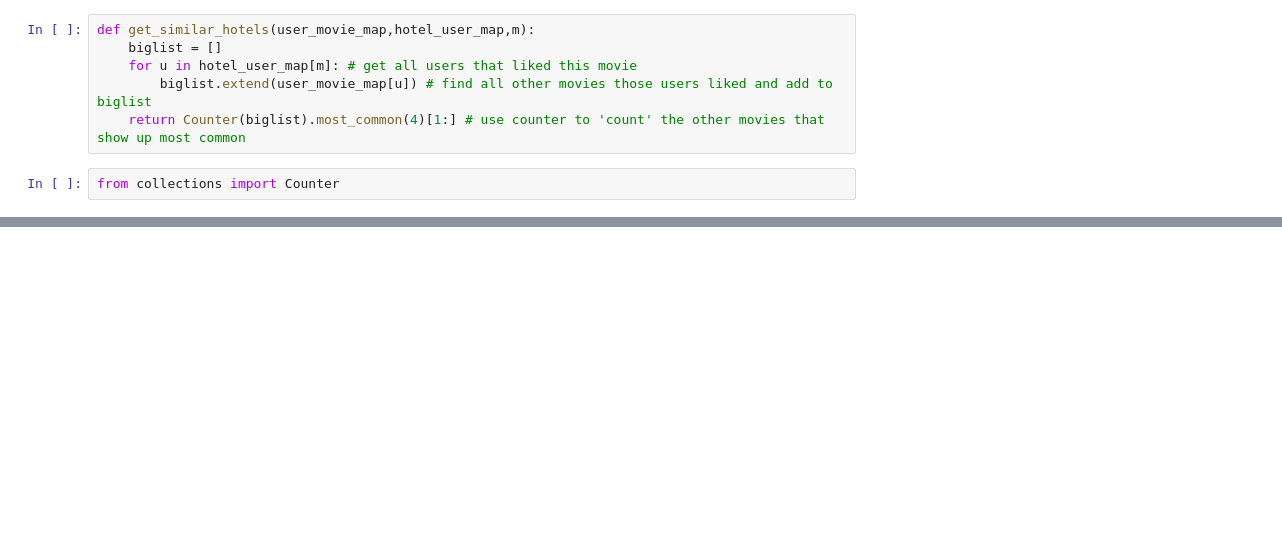
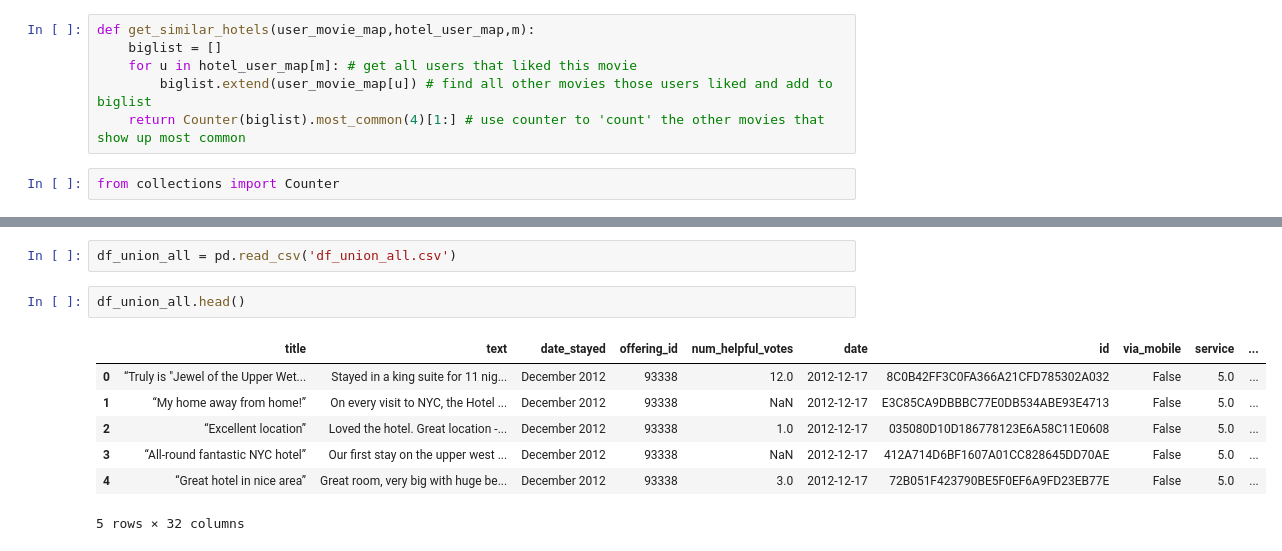
Before and after one commit to albasitdikova/Hotel_recommender_system, a Jupyter notebook: Recommendation_system.ipynb, the cells around one changed output, grey strips where cells are left out. Drawn from its saved outputs; the diff is of its cells as text; blank space fills up the shorter version.

```diff
--- a/Recommendation_system.ipynb
+++ b/Recommendation_system.ipynb
@@ -561,0 +251,12 @@ get_similar_hotels(user_movie_map,hotel_user_map,132337022.0)
+# %%
+df_union_all = pd.read_csv('df_union_all.csv')
+# %%
+df_union_all.head()
+# %% [output]
+|  | title | text | date_stayed | offering_id | num_helpful_votes | date | id | via_mobile | service | ... |
+| 0 | “Truly is "Jewel of the Upper Wet... | Stayed in a king suite for 11 nig... | December 2012 | 93338 | 12.0 | 2012-12-17 | 8C0B42FF3C0FA366A21CFD785302A032 | False | 5.0 | ... |
+| 1 | “My home away from home!” | On every visit to NYC, the Hotel ... | December 2012 | 93338 | NaN | 2012-12-17 | E3C85CA9DBBBC77E0DB534ABE93E4713 | False | 5.0 | ... |
+| 2 | “Excellent location” | Loved the hotel. Great location -... | December 2012 | 93338 | 1.0 | 2012-12-17 | 035080D10D186778123E6A58C11E0608 | False | 5.0 | ... |
+| 3 | “All-round fantastic NYC hotel” | Our first stay on the upper west ... | December 2012 | 93338 | NaN | 2012-12-17 | 412A714D6BF1607A01CC828645DD70AE | False | 5.0 | ... |
+| 4 | “Great hotel in nice area” | Great room, very big with huge be... | December 2012 | 93338 | 3.0 | 2012-12-17 | 72B051F423790BE5F0EF6A9FD23EB77E | False | 5.0 | ... |
+5 rows × 32 columns
```
Also changed, not shown: parts of 101 cells of this notebook.
